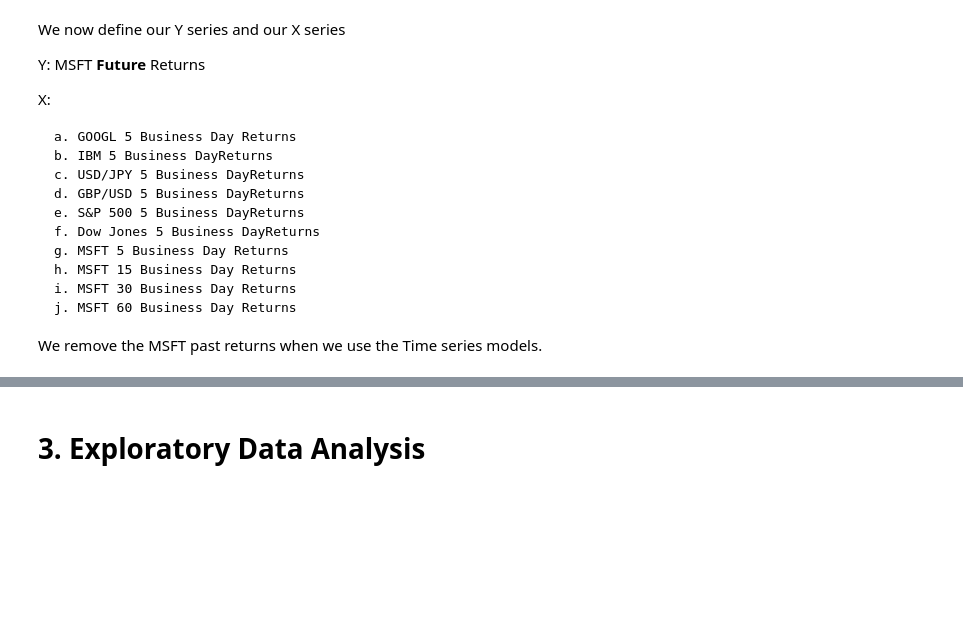
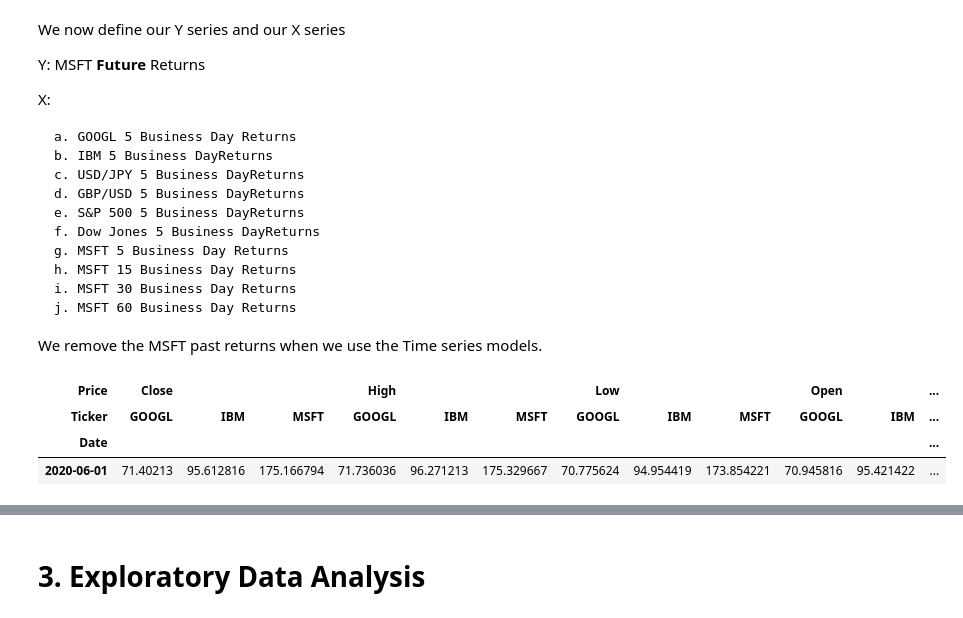
Before and after one commit to WentaoX/fin-ml, a Jupyter notebook: Chapter 5 - Sup. Learning - Regression and Time Series models/Case Study 1 - Stock Price Prediction/StockPricePrediction.ipynb, the cells around one changed output, grey strips where cells are left out. Drawn from its saved outputs; the diff is of its cells as text; code cells hidden in the pictures; blank space fills up the shorter version.

```diff
--- a/Chapter 5 - Sup. Learning - Regression and Time Series models/Case Study 1 - Stock Price Prediction/StockPricePrediction.ipynb
+++ b/Chapter 5 - Sup. Learning - Regression and Time Series models/Case Study 1 - Stock Price Prediction/StockPricePrediction.ipynb
@@ -258,3 +258,10 @@ X:
     j. MSFT 60 Business Day Returns
 
 We remove the MSFT past returns when we use the Time series models.
+# %%
+stk_data.head(1)
+# %% [output]
+| Price | Close |  |  | High |  |  | Low |  |  | Open |  | ... |
+| Ticker | GOOGL | IBM | MSFT | GOOGL | IBM | MSFT | GOOGL | IBM | MSFT | GOOGL | IBM | ... |
+| Date |  |  |  |  |  |  |  |  |  |  |  | ... |
+| 2020-06-01 | 71.40213 | 95.612816 | 175.166794 | 71.736036 | 96.271213 | 175.329667 | 70.775624 | 94.954419 | 173.854221 | 70.945816 | 95.421422 | ... |
```
Also changed, not shown: parts of 8 cells of this notebook.
